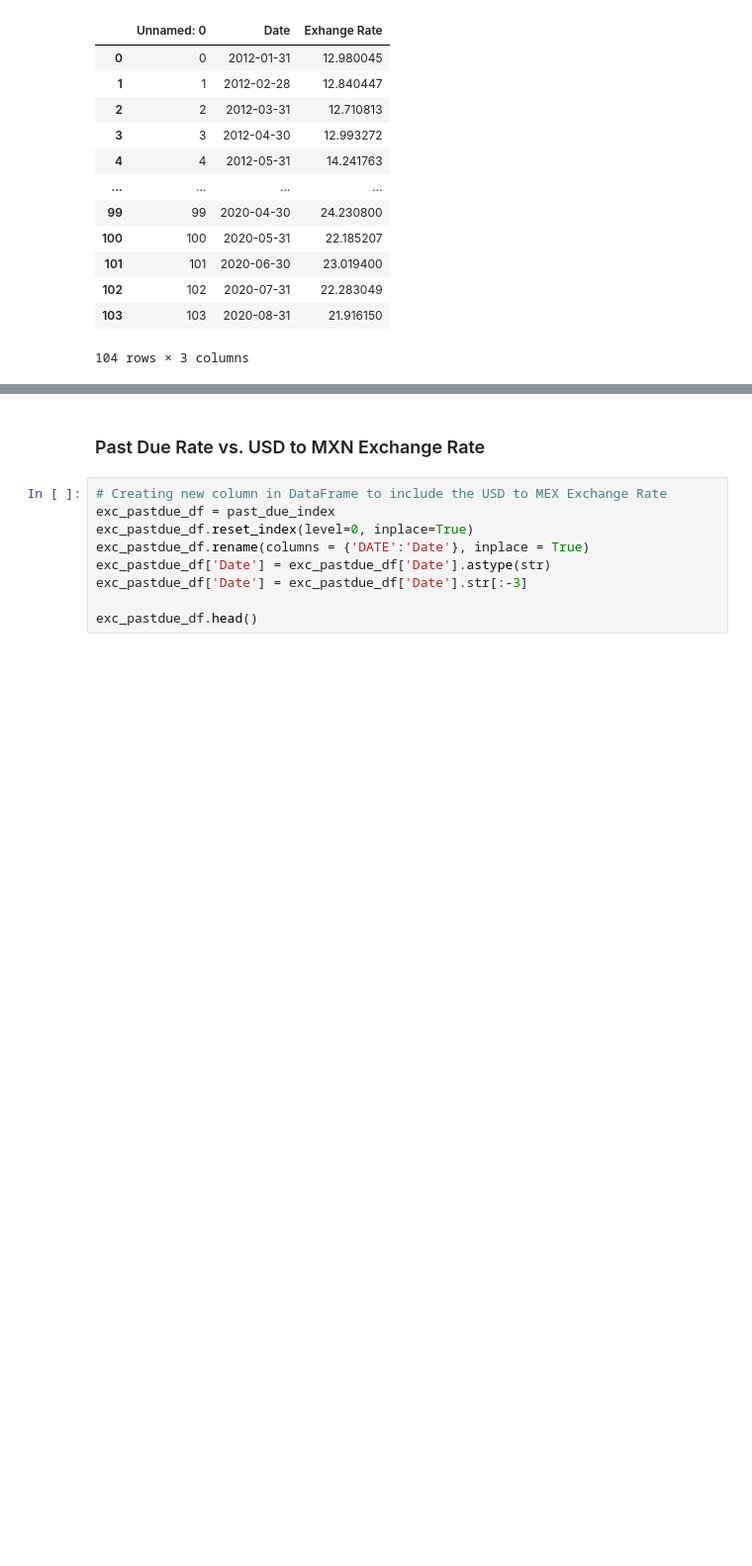
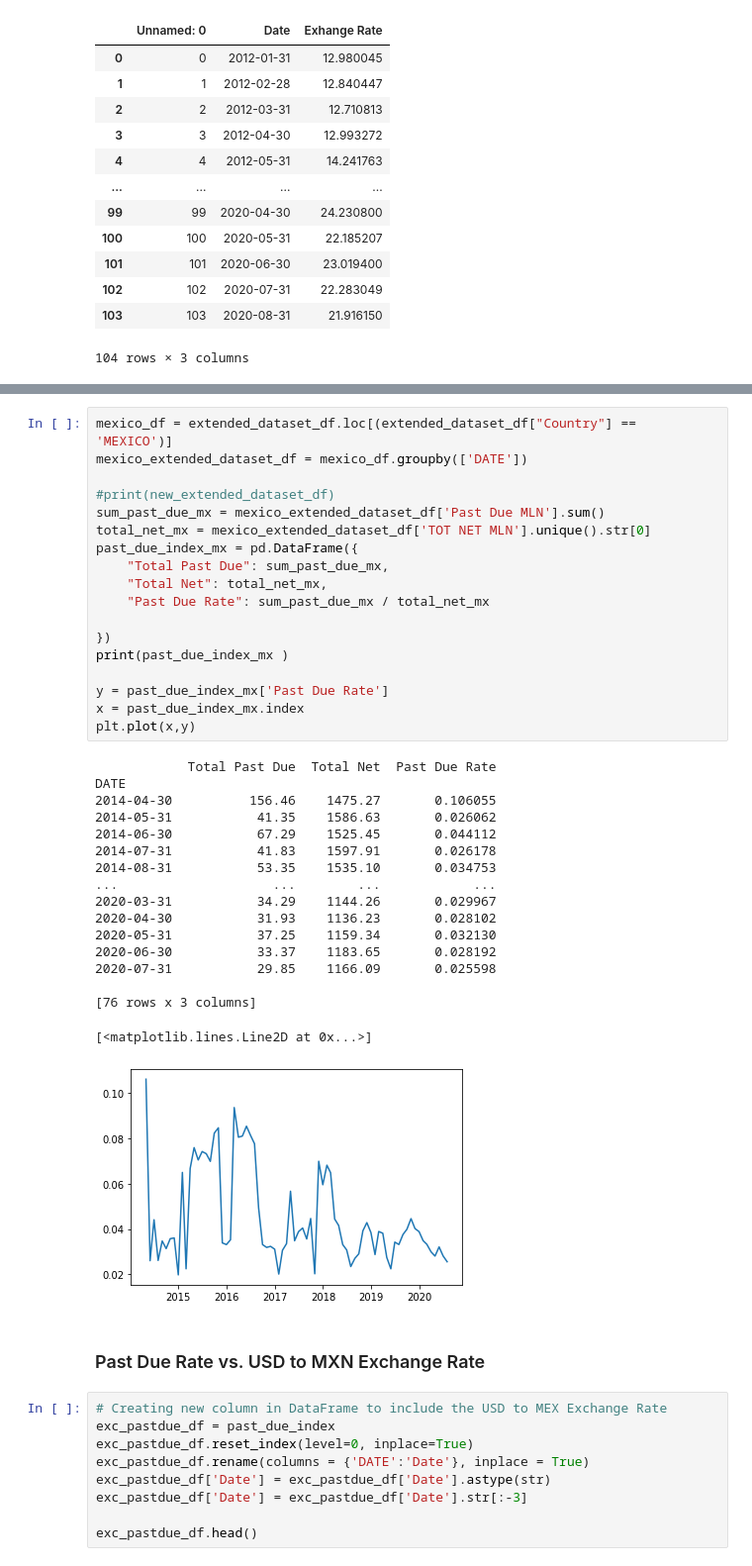
Before and after one commit to SergioGL8/P1---Digging-deep-in-past-due-patterns-, a Jupyter notebook: explore_visual.ipynb, the cells around one changed output, grey strips where cells are left out. Shown: that part at 99% size. Drawn from its saved outputs; the diff is of its cells as text; blank space fills up the shorter version.

Commit message:
mexico scatter plot

```diff
--- a/explore_visual.ipynb
+++ b/explore_visual.ipynb
@@ -216,3 +216,39 @@ DATE
+# %%
+mexico_df = extended_dataset_df.loc[(extended_dataset_df["Country"] == 'MEXICO')]
+mexico_extended_dataset_df = mexico_df.groupby(['DATE'])
+
+#print(new_extended_dataset_df)
+sum_past_due_mx = mexico_extended_dataset_df['Past Due MLN'].sum()
+total_net_mx = mexico_extended_dataset_df['TOT NET MLN'].unique().str[0]
+past_due_index_mx = pd.DataFrame({
+    "Total Past Due": sum_past_due_mx,
+    "Total Net": total_net_mx,
+    "Past Due Rate": sum_past_due_mx / total_net_mx
+
+})
+print(past_due_index_mx )
+
+y = past_due_index_mx['Past Due Rate']
+x = past_due_index_mx.index
+plt.plot(x,y)
+# %% [output]
+            Total Past Due  Total Net  Past Due Rate
+DATE
+2014-04-30          156.46    1475.27       0.106055
+2014-05-31           41.35    1586.63       0.026062
+2014-06-30           67.29    1525.45       0.044112
+2014-07-31           41.83    1597.91       0.026178
+2014-08-31           53.35    1535.10       0.034753
+...                    ...        ...            ...
+2020-03-31           34.29    1144.26       0.029967
+2020-04-30           31.93    1136.23       0.028102
+2020-05-31           37.25    1159.34       0.032130
+2020-06-30           33.37    1183.65       0.028192
+2020-07-31           29.85    1166.09       0.025598
+
+[76 rows x 3 columns]
+[<matplotlib.lines.Line2D at 0x...>]
+[figure, added]
 # %% [markdown]
 ### Past Due Rate vs. USD to MXN Exchange Rate
 # %%
```
Also changed, not shown: parts of 6 cells of this notebook.
